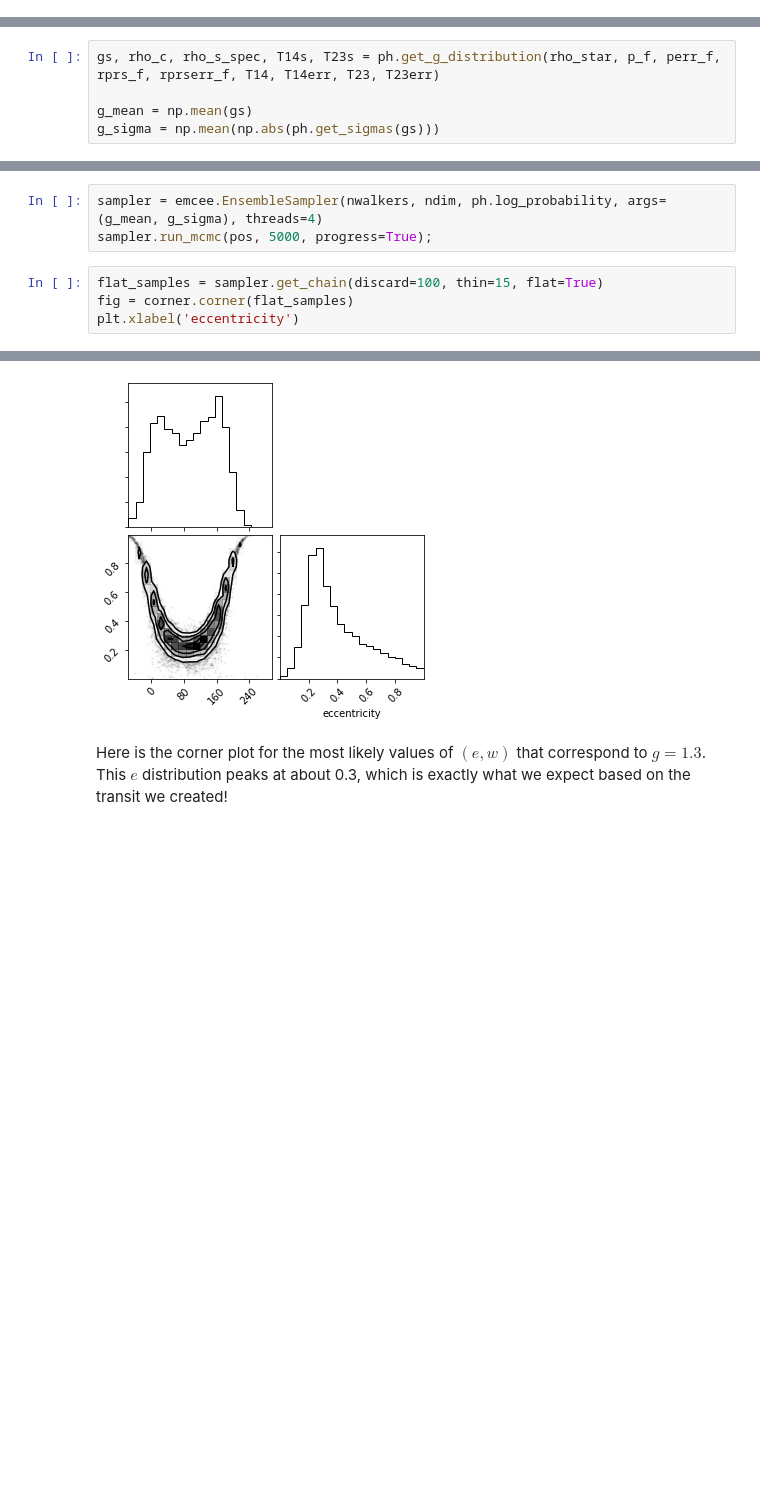
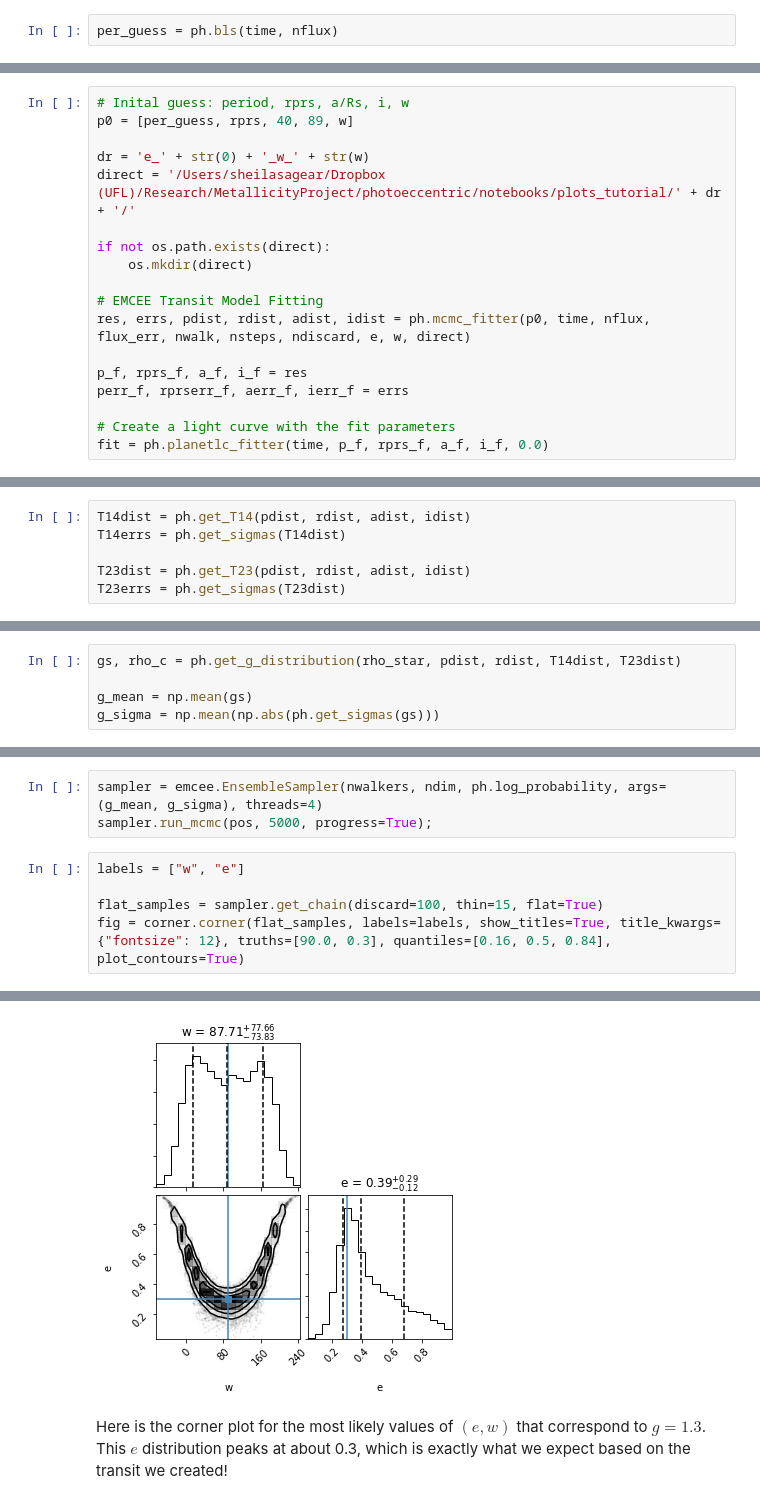
Before and after one commit to ssagear/photoeccentric, a Jupyter notebook: notebooks/photoeccentric_tutorial.ipynb, the cells around one changed output, grey strips where cells are left out. Saved outputs shown, nothing was run; the diff lists cells and outputs as text; blank space fills up the shorter version.

```diff
--- a/notebooks/photoeccentric_tutorial.ipynb
+++ b/notebooks/photoeccentric_tutorial.ipynb
@@ -405,3 +374,5 @@ per_guess = np.asarray(periodogram.period)[int(np.median(np.argmax(periodogram.p
+# %%
+per_guess = ph.bls(time, nflux)
 # %% [markdown]
 And fitting the transit using `ph.planetlc_fitter()`.
 
@@ -436,3 +382,21 @@ w_f = popt[4]
+# %%
+# Inital guess: period, rprs, a/Rs, i, w
+p0 = [per_guess, rprs, 40, 89, w]
+
+dr = 'e_' + str(0) + '_w_' + str(w)
+direct = '/Users/sheilasagear/Dropbox (UFL)/Research/MetallicityProject/photoeccentric/notebooks/plots_tutorial/' + dr + '/'
+
+if not os.path.exists(direct):
+    os.mkdir(direct)
+
+# EMCEE Transit Model Fitting
+res, errs, pdist, rdist, adist, idist = ph.mcmc_fitter(p0, time, nflux, flux_err, nwalk, nsteps, ndiscard, e, w, direct)
+
+p_f, rprs_f, a_f, i_f = res
+perr_f, rprserr_f, aerr_f, ierr_f = errs
+
+# Create a light curve with the fit parameters
+fit = ph.planetlc_fitter(time, p_f, rprs_f, a_f, i_f, 0.0)
 # %% [markdown]
 Printing the original and fit parameters, and plotting the original and fit light curves:
 # %%
@@ -486,7 +442,13 @@ T23err = 0.0001*86400 #I'm assuming a T23 error here
+# %%
+T14dist = ph.get_T14(pdist, rdist, adist, idist)
+T14errs = ph.get_sigmas(T14dist)
+
+T23dist = ph.get_T23(pdist, rdist, adist, idist)
+T23errs = ph.get_sigmas(T23dist)
 # %% [markdown]
 And now, we're getting $g$ in the same way as above, using `ph.get_g_distribution()`.
 # %%
-gs, rho_c, rho_s_spec, T14s, T23s = ph.get_g_distribution(rho_star, p_f, perr_f, rprs_f, rprserr_f, T14, T14err, T23, T23err)
+gs, rho_c = ph.get_g_distribution(rho_star, pdist, rdist, T14dist, T23dist)
 
 g_mean = np.mean(gs)
 g_sigma = np.mean(np.abs(ph.get_sigmas(gs)))
@@ -514,7 +476,8 @@ nwalkers, ndim = pos.shape
 sampler = emcee.EnsembleSampler(nwalkers, ndim, ph.log_probability, args=(g_mean, g_sigma), threads=4)
 sampler.run_mcmc(pos, 5000, progress=True);
 # %%
+labels = ["w", "e"]
+
 flat_samples = sampler.get_chain(discard=100, thin=15, flat=True)
-fig = corner.corner(flat_samples)
-plt.xlabel('eccentricity')
+fig = corner.corner(flat_samples, labels=labels, show_titles=True, title_kwargs={"fontsize": 12}, truths=[90.0, 0.3], quantiles=[0.16, 0.5, 0.84], plot_contours=True)
 # %% [output]
@@ -522,4 +484,4 @@ Text(0.5, 0, 'eccentricity')
-[figure, old version]
+[figure, new version]
 # %% [markdown]
 Here is the corner plot for the most likely values of $(e, w)$ that correspond to $g = 1.3$. This $e$ distribution peaks at about 0.3, which is exactly what we expect based on the transit we created!
 # %% [markdown]
```
Also changed, not shown: parts of 42 cells of this notebook, 17 other files.
